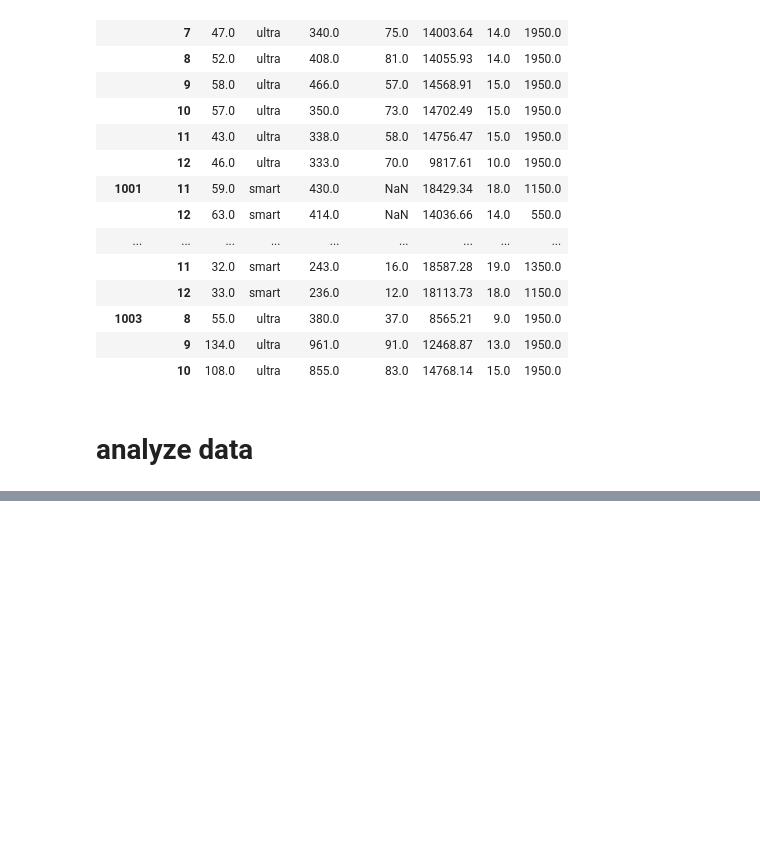
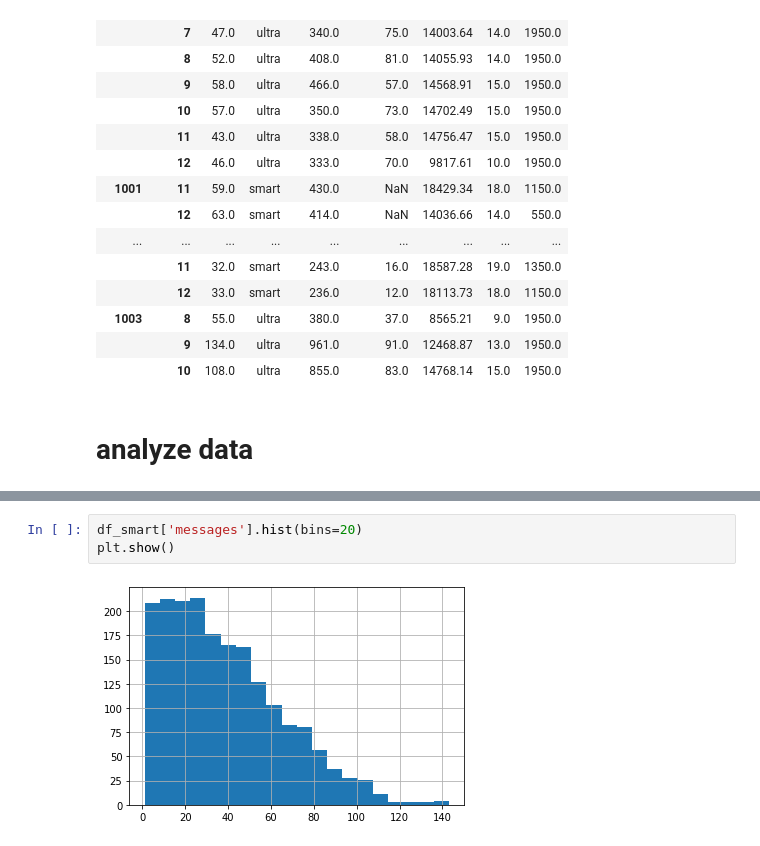
Before and after one commit to vzwork/statistical_analysis, a Jupyter notebook: project_en.ipynb, the cells around one changed output, grey strips where cells are left out. Saved outputs shown, nothing was run; the diff lists cells and outputs as text; blank space fills up the shorter version.

```diff
--- a/project_en.ipynb
+++ b/project_en.ipynb
@@ -865,0 +995,5 @@ df_costs.head(20)
+# %%
+df_smart['messages'].hist(bins=20)
+plt.show()
+# %% [output]
+[figure, added]
```
Also changed, not shown: parts of 34 cells of this notebook, 1 other file.
